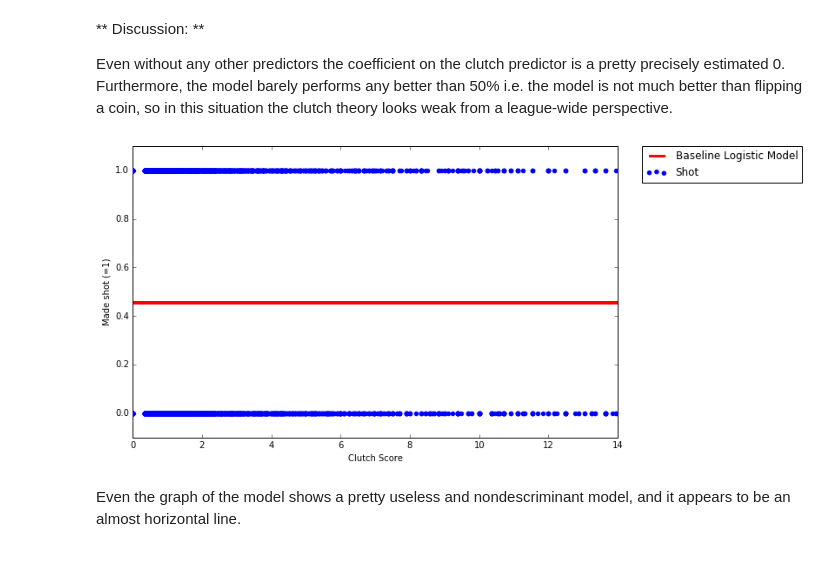
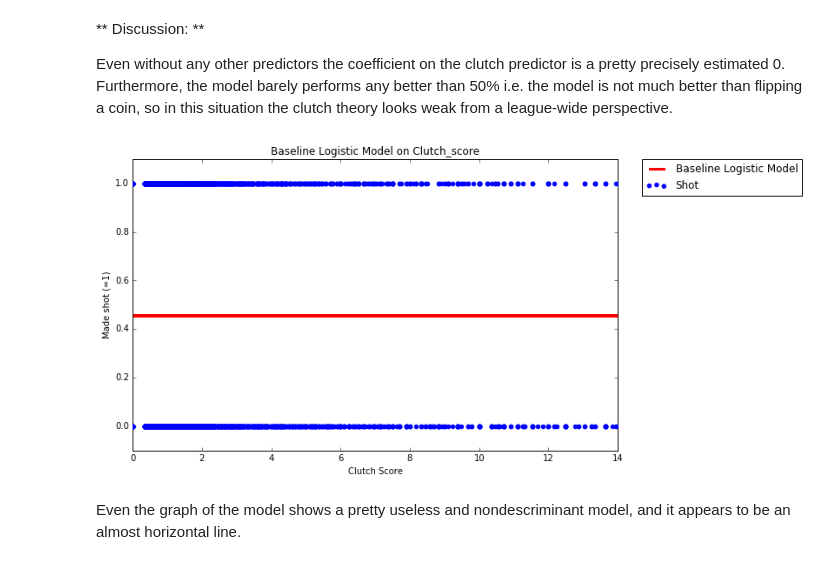
Before and after one commit to kylekwong/cs109-hot-hand, a Jupyter notebook: clutch_factor.ipynb, the cells around one changed output. Saved outputs shown, nothing was run; the diff lists cells and outputs as text; code cells hidden in the pictures.

```diff
--- a/clutch_factor.ipynb
+++ b/clutch_factor.ipynb
@@ -178,27 +178,28 @@ Even without any other predictors the coefficient on the clutch predictor is a p
 # %%
 ## Graph y as a function of x
 
 # Fit model
 clf = LogisticRegression()
 clf.fit(x_train, y_train)
 
 # Plot the result
 plt.figure(1, figsize=(10, 6))
 plt.clf()
 plt.scatter(x.ravel(), y, color='b', zorder=20)
 def model(x):
     return 1 / (1 + np.exp(-x))
 loss = model(x_test * clf.coef_ + clf.intercept_).ravel()
 plt.plot(x_test, loss, color='red', linewidth=3)
 
 plt.ylabel('Made shot (=1)')
 plt.xlabel('Clutch Score')
 plt.ylim(-0.1, 1.1)
 plt.xlim(0, 14)
 plt.legend(('Baseline Logistic Model', 'Shot'),
            bbox_to_anchor=(1.05, 1), loc=2, borderaxespad=0.)
+plt.title('Baseline Logistic Model on Clutch_score')
 plt.show()
 # %% [output]
-[figure, old version]
+[figure, new version]
 # %% [markdown]
 Even the graph of the model shows a pretty useless and nondescriminant model, and it appears to be an almost horizontal line.
```
Also changed, not shown: parts of 6 cells of this notebook, 13 other files.
